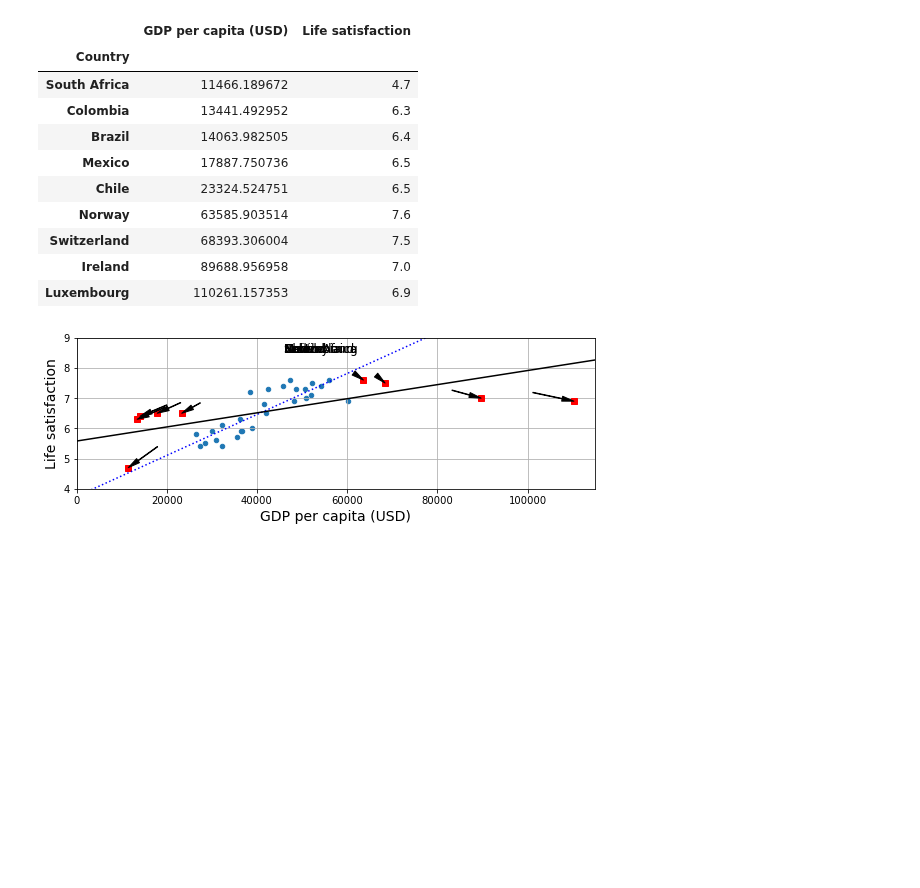
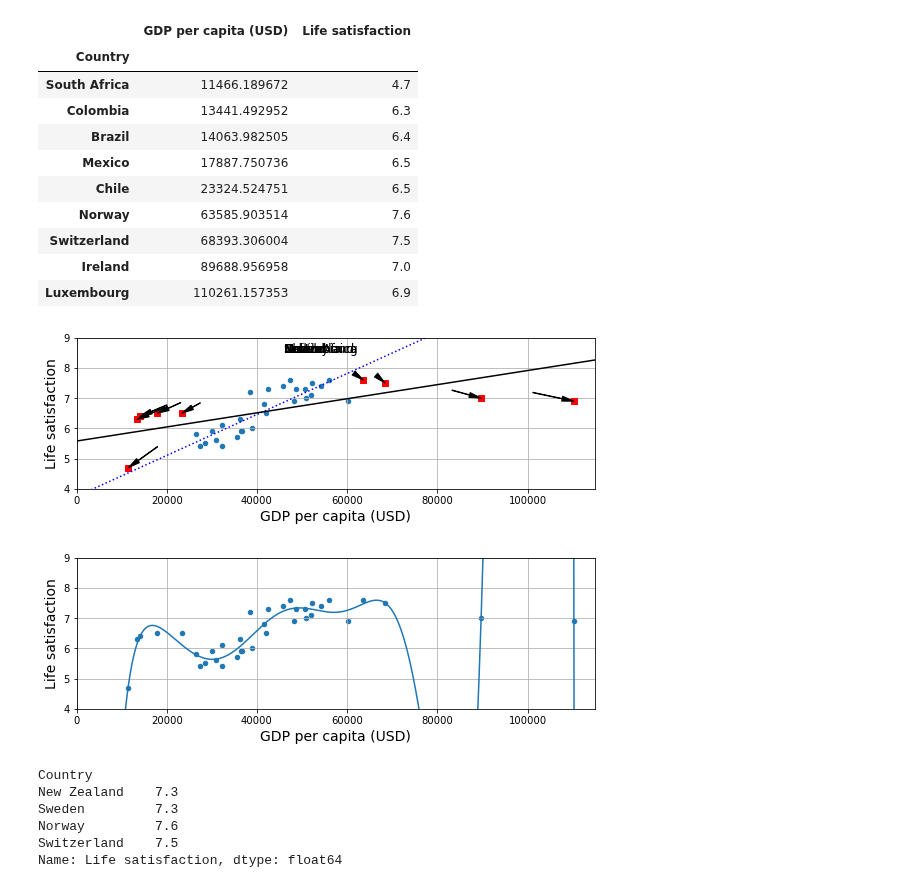
Before and after one commit to AiJared/HandsOnSklearn, a Jupyter notebook: Handson1.ipynb, the cells around one changed output. Saved outputs shown, nothing was run; the diff lists cells and outputs as text; code cells hidden in the pictures; blank space fills up the shorter version.

```diff
--- a/Handson1.ipynb
+++ b/Handson1.ipynb
@@ -358,22 +358,34 @@ plt.show()
 # %%
 from sklearn import preprocessing
 from sklearn import pipeline
 
 full_country_stats.plot(kind="scatter", figsize=(8, 3),
                        x=gdppc_col, y=lifesat_col, grid=True)
 poly = preprocessing.PolynomialFeatures(degree=10, include_bias=False)
 scaler = preprocessing.StandardScaler()
 lin_reg2 = linear_model.LinearRegression()
 
 pipeline_reg = pipeline.Pipeline([
     ('poly', poly),
     ('scal', scaler),
     ('lin', lin_reg2)])
-pipline_reg.fit(Xfull, yfull)
+pipeline_reg.fit(Xfull, yfull)
 curve = pipeline_reg.predict(X[:, np.newaxis])
 plt.plot(X, curve)
 
 plt.axis([0, 115_000, min_life_sat, max_life_sat])
 
 save_fig('overfitting_model_plot')
 plt.show()
+# %% [output]
+[figure, added]
+# %%
+w_countries = [c for c in full_country_stats.index if "W" in c.upper()]
+full_country_stats.loc[w_countries][lifesat_col]
+# %% [output]
+Country
+New Zealand    7.3
+Sweden         7.3
+Norway         7.6
+Switzerland    7.5
+Name: Life satisfaction, dtype: float64
```
Also changed, not shown: parts of 2 cells of this notebook, 1 other file.
